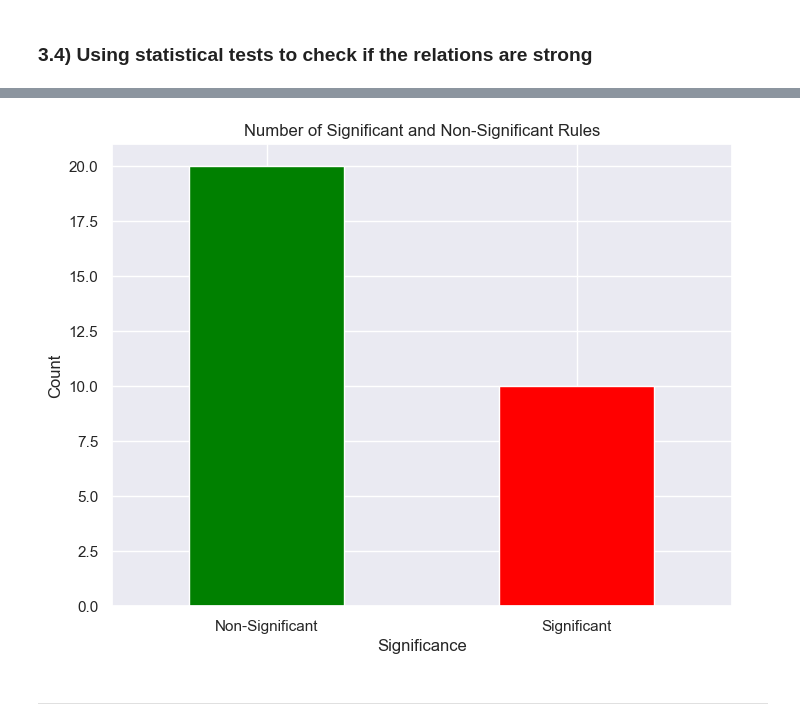
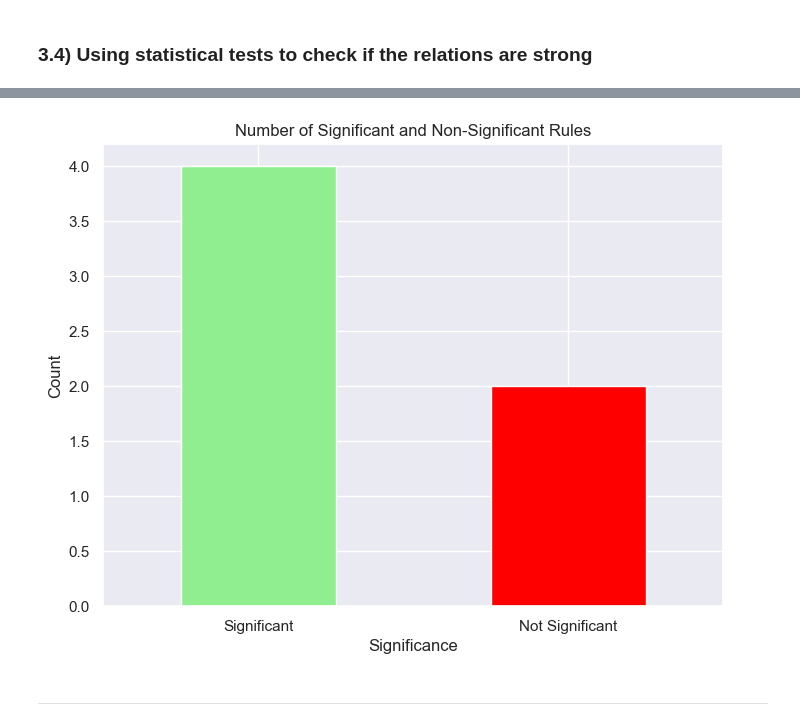
Before and after one commit to mmartyna123/InformationRetrieval, a Jupyter notebook: Lab6/Lab6IR.ipynb, the cells around one changed output, grey strips where cells are left out. Drawn from its saved outputs; the diff is of its cells as text; code cells hidden in the pictures.

Commit message:
stat test fin

```diff
--- a/Lab6/Lab6IR.ipynb
+++ b/Lab6/Lab6IR.ipynb
@@ -377,52 +380,45 @@ plt.show()
 # %% [markdown]
 ### 3.4) Using statistical tests to check if the relations are strong
 # %%
-min_sup = 0.05  # Minimum support threshold
+min_sup = 0.1  # Minimum support threshold
 alpha = 0.05       # Significance level
 
-# Extract unique items
+# extracting unique items to get individual items
 unique_items = basketdf.columns
 
-# Generate all pairs of items
+# generating all pairs of items
 item_pairs = combinations(unique_items, 2)
 
-# Initialize results list
 results = []
-
-# Loop through each pair of items
 for item1, item2 in item_pairs:
     # Calculate observed support for both items together
     both_present = (basketdf[item1] & basketdf[item2]).sum()
-    support = both_present / len(basketdf)
+    sup = both_present / len(basketdf)
 
-    # Skip pairs that don't meet minimum support
-    if support >= min_sup:
-        # Build the contingency table
+    #we skip the pairs that don't meet minimum support
+    if sup >= min_sup:
+        # here we calculate the contingency table which is a 2x2 matrix that summarizes the relationship between two items
         contingency_table = [
             [(basketdf[item1] & basketdf[item2]).sum(), (basketdf[item1] & ~basketdf[item2]).sum()],
             [(~basketdf[item1] & basketdf[item2]).sum(), (~basketdf[item1] & ~basketdf[item2]).sum()]
         ]
 
-        # Perform chi-squared test
-        chi2, p_value, _, _ = chi2_contingency(contingency_table)
+        # chi-squared test
+        chi2, pvalue, _, _ = chi2_contingency(contingency_table)
 
-        # Append results
         results.append({
             'item1': item1,
             'item2': item2,
-            'support': support,
+            'support': sup,
             'chi2_stat': chi2,
-            'p_value': p_value,
-            'significant': p_value < alpha  # Check if the relationship is significant
+            'pvalue': pvalue,
+            'significant': pvalue < alpha  # here we check if the relationship is significant -> so if the p-value is less than 0.05
         })
 
-# Convert results to a DataFrame
 results_df = pd.DataFrame(results)
 
-# Sort results by significance or chi-squared statistic
 results_df = results_df.sort_values(by=['significant', 'chi2_stat'], ascending=[False, False])
 
-# Display results
 print("Top Rules with Significant Relationships:")
 results_df
 # %% [output]
@@ -447,16 +433,19 @@ Top Rules with Significant Relationships:
 # %%
-# Count the number of significant and non-significant rules
-significance_counts = results_df['significant'].value_counts()
+# here we count the number of significant and non-significant rules
+counts = results_df['significant'].value_counts()
 
-# Plot the bar chart
+# assigning labels and colors
+labels = counts.index.map({True: 'Significant', False: 'Not Significant'})
+colours = counts.index.map({True: 'lightgreen', False: 'red'})
+
 plt.figure(figsize=(8, 6))
-significance_counts.plot(kind='bar', color=['green', 'red'])
+counts.plot(kind='bar', color=colours)
 plt.title('Number of Significant and Non-Significant Rules')
 plt.xlabel('Significance')
 plt.ylabel('Count')
-plt.xticks(ticks=[0, 1], labels=['Non-Significant', 'Significant'], rotation=0)
+plt.xticks(ticks=[0, 1], labels=labels, rotation=0)
 plt.show()
 # %% [output]
-[figure, old version]
+[figure, new version]
 # %% [markdown]
 -----
```
Also changed, not shown: parts of 10 cells of this notebook.
